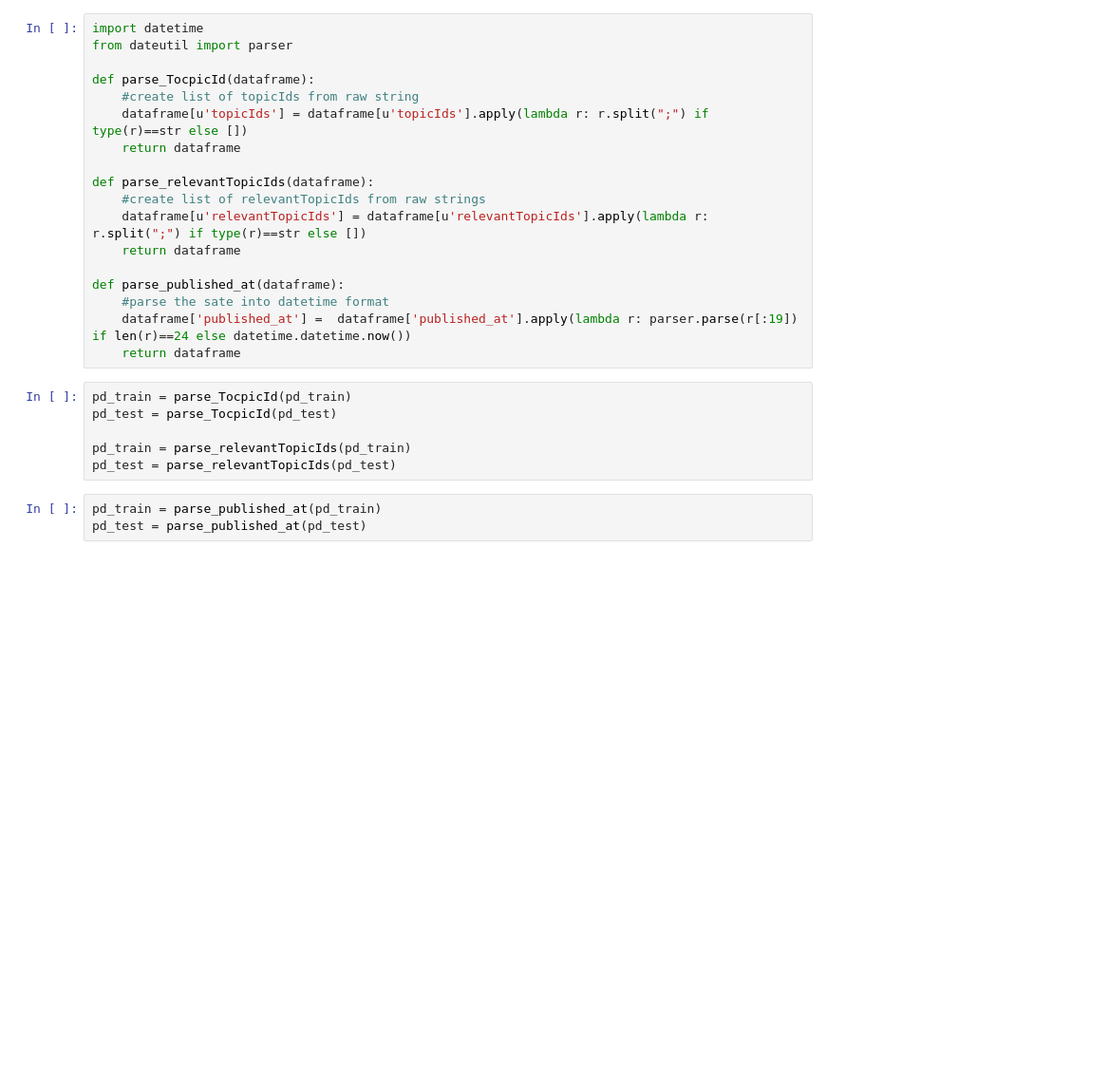
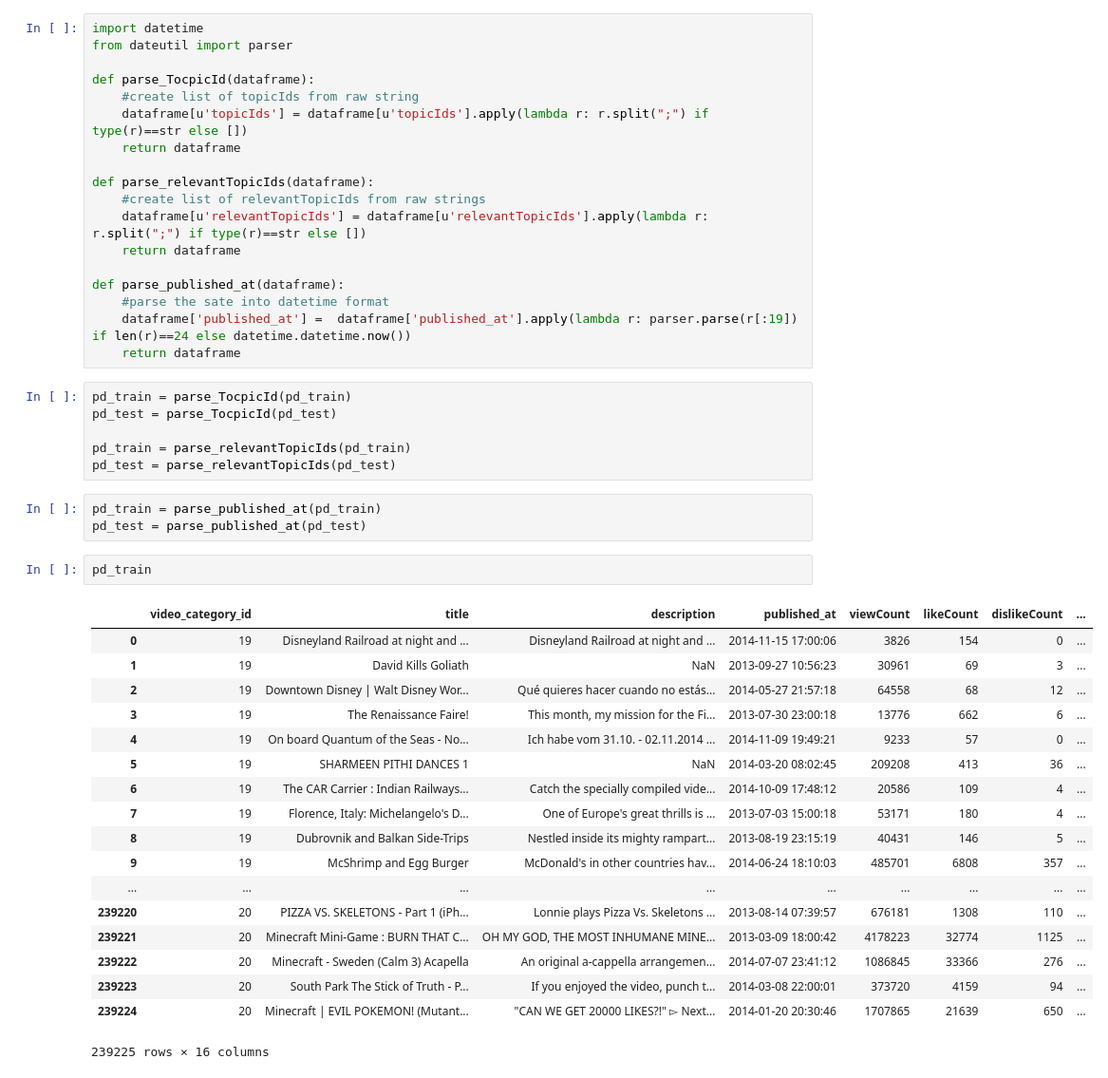
Before and after one commit to Cadene/DataScienceGame, a Jupyter notebook: DSG_MungeData.ipynb, the cells around one changed output. Shown: that part at 95% size. Saved outputs shown, nothing was run; the diff lists cells and outputs as text; blank space fills up the shorter version.

```diff
--- a/DSG_MungeData.ipynb
+++ b/DSG_MungeData.ipynb
@@ -72,3 +72,24 @@ pd_test = parse_relevantTopicIds(pd_test)
 # %%
 pd_train = parse_published_at(pd_train)
 pd_test = parse_published_at(pd_test)
+# %%
+pd_train
+# %% [output]
+|  | video_category_id | title | description | published_at | viewCount | likeCount | dislikeCount | ... |
+| 0 | 19 | Disneyland Railroad at night and ... | Disneyland Railroad at night and ... | 2014-11-15 17:00:06 | 3826 | 154 | 0 | ... |
+| 1 | 19 | David Kills Goliath | NaN | 2013-09-27 10:56:23 | 30961 | 69 | 3 | ... |
+| 2 | 19 | Downtown Disney | Walt Disney Wor... | Qué quieres hacer cuando no estás... | 2014-05-27 21:57:18 | 64558 | 68 | 12 | ... |
+| 3 | 19 | The Renaissance Faire! | This month, my mission for the Fi... | 2013-07-30 23:00:18 | 13776 | 662 | 6 | ... |
+| 4 | 19 | On board Quantum of the Seas - No... | Ich habe vom 31.10. - 02.11.2014 ... | 2014-11-09 19:49:21 | 9233 | 57 | 0 | ... |
+| 5 | 19 | SHARMEEN PITHI DANCES 1 | NaN | 2014-03-20 08:02:45 | 209208 | 413 | 36 | ... |
+| 6 | 19 | The CAR Carrier : Indian Railways... | Catch the specially compiled vide... | 2014-10-09 17:48:12 | 20586 | 109 | 4 | ... |
+| 7 | 19 | Florence, Italy: Michelangelo's D... | One of Europe's great thrills is ... | 2013-07-03 15:00:18 | 53171 | 180 | 4 | ... |
+| 8 | 19 | Dubrovnik and Balkan Side-Trips | Nestled inside its mighty rampart... | 2013-08-19 23:15:19 | 40431 | 146 | 5 | ... |
+| 9 | 19 | McShrimp and Egg Burger | McDonald's in other countries hav... | 2014-06-24 18:10:03 | 485701 | 6808 | 357 | ... |
+| ... | ... | ... | ... | ... | ... | ... | ... | ... |
+| 239220 | 20 | PIZZA VS. SKELETONS - Part 1 (iPh... | Lonnie plays Pizza Vs. Skeletons ... | 2013-08-14 07:39:57 | 676181 | 1308 | 110 | ... |
+| 239221 | 20 | Minecraft Mini-Game : BURN THAT C... | OH MY GOD, THE MOST INHUMANE MINE... | 2013-03-09 18:00:42 | 4178223 | 32774 | 1125 | ... |
+| 239222 | 20 | Minecraft - Sweden (Calm 3) Acapella | An original a-cappella arrangemen... | 2014-07-07 23:41:12 | 1086845 | 33366 | 276 | ... |
+| 239223 | 20 | South Park The Stick of Truth - P... | If you enjoyed the video, punch t... | 2014-03-08 22:00:01 | 373720 | 4159 | 94 | ... |
+| 239224 | 20 | Minecraft | EVIL POKEMON! (Mutant... | "CAN WE GET 20000 LIKES?!" ▻ Next... | 2014-01-20 20:30:46 | 1707865 | 21639 | 650 | ... |
+239225 rows × 16 columns
```
